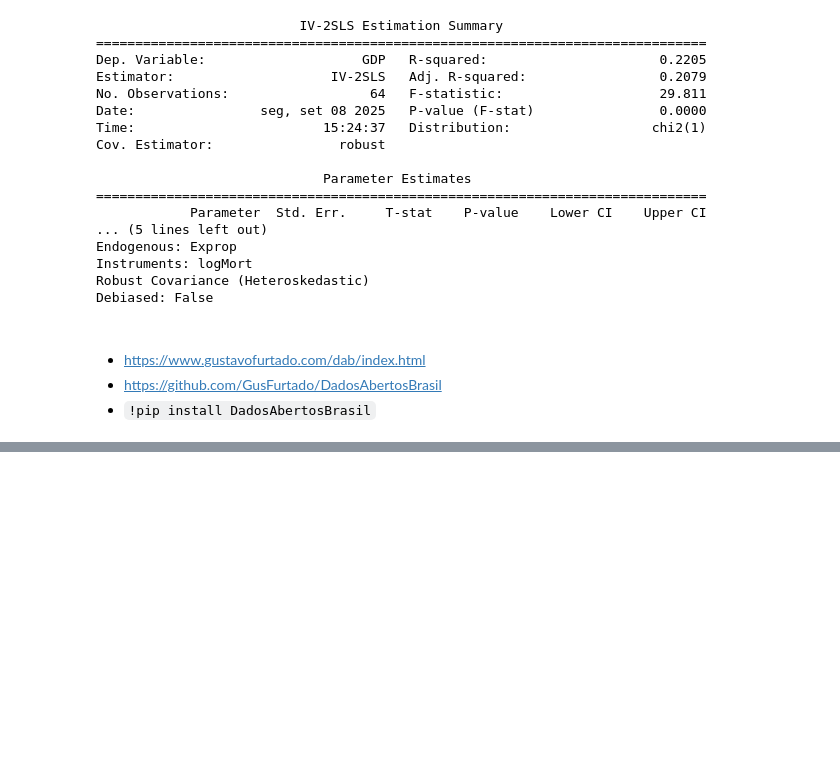
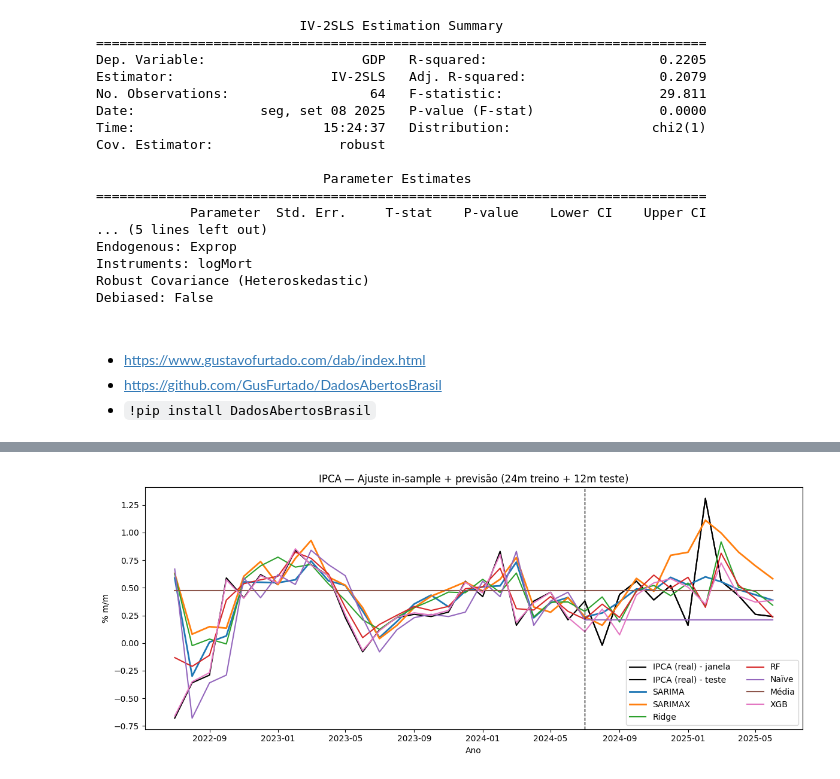
Before and after one commit to Daniel-Uhr/UFSC_2025, a Jupyter notebook: Seminario_2025_UFSC.ipynb, the cells around one changed output, grey strips where cells are left out. Cells and saved outputs as stored; diff of their text form; code cells hidden in the pictures; blank space fills up the shorter version.

```diff
--- a/Seminario_2025_UFSC.ipynb
+++ b/Seminario_2025_UFSC.ipynb
@@ -1179,0 +1567,100 @@ ModuleNotFoundError: No module named 'DadosAbertosBrasil'
+# %%
+import pandas as pd
+import matplotlib.pyplot as plt
+
+# --- Janela de exibição: 24 meses antes do corte + 12 de teste ---
+corte = test.index[0]
+win0  = corte - pd.DateOffset(months=24)
+y_win = y.loc[win0:]
+
+# =======================
+# 1) Construir linhas contínuas (treino+teste) por modelo
+# =======================
+
+lines = {}  # dict nome->Series
+
+# 1.1) SARIMA (usa res do SARIMA)
+if "res" in locals():
+    fit_in  = res.get_prediction(start=train.index[0], end=train.index[-1], dynamic=False).predicted_mean
+    fc_obj  = res.get_forecast(steps=len(test))
+    pred    = fc_obj.predicted_mean
+    pred.index = test.index
+    sarima_line = pd.concat([fit_in.loc[win0:train.index[-1]], pred])
+    lines["SARIMA"] = sarima_line
+
+# 1.2) SARIMAX (usa sarimax_res, X_train/X_test)
+if "sarimax_res" in locals() and "X_train" in locals() and "X_test" in locals():
+    fit_in  = sarimax_res.get_prediction(start=train.index[0], end=train.index[-1], exog=X_train, dynamic=False).predicted_mean
+    pred    = sarimax_res.get_forecast(steps=len(test), exog=X_test).predicted_mean
+    pred.index = test.index
+    sarimax_line = pd.concat([fit_in.loc[win0:train.index[-1]], pred])
+    lines["SARIMAX"] = sarimax_line
+
+# 1.3) VAR (usa var_res, var_pred, e fittedvalues)
+if "var_res" in locals() and "var_pred" in locals():
+    # var_res.fittedvalues traz todas as variáveis; pegue a coluna do IPCA
+    if "ipca" in var_res.fittedvalues.columns:
+        var_fit = var_res.fittedvalues["ipca"]
+    else:
+        # se veio como array sem colunas, pule o fit in-sample
+        var_fit = pd.Series(dtype=float)
+    var_line = pd.concat([var_fit.loc[win0:train.index[-1]], var_pred]).dropna()
+    lines["VAR"] = var_line
+
+# 1.4) Ridge (usa ridge, Xtr, Xte)
+if "ridge" in locals() and "Xtr" in locals() and "Xte" in locals():
+    ridge_fit = pd.Series(ridge.predict(Xtr), index=Xtr.index)
+    ridge_line = pd.concat([ridge_fit.loc[win0:train.index[-1]], pd.Series(ridge.predict(Xte), index=Xte.index)])
+    lines["Ridge"] = ridge_line
+
+# 1.5) Random Forest (usa rf, Xtr, Xte)
+if "rf" in locals() and "Xtr" in locals() and "Xte" in locals():
+    rf_fit = pd.Series(rf.predict(Xtr), index=Xtr.index)
+    rf_line = pd.concat([rf_fit.loc[win0:train.index[-1]], pd.Series(rf.predict(Xte), index=Xte.index)])
+    lines["RF"] = rf_line
+
+# 1.6) Naïve contínuo: previsões 1-passo no treino + constante no teste
+naive_fit = train.shift(1).dropna()                   # y_{t-1} para prever y_t (in-sample)
+naive_line = pd.concat([naive_fit.loc[win0:train.index[-1]],
+                        pd.Series(train.iloc[-1], index=test.index)])
+lines["Naïve"] = naive_line
+
+# 1.7) Média contínua: linha constante (média do treino) em toda a janela
+mean_const = pd.Series(train.mean(), index=y.loc[win0:].index)
+lines["Média"] = mean_const
+
+# --- XGBoost: linha contínua (ajuste no treino + previsão no teste) ---
+xgb_fit  = pd.Series(xgb.predict(Xtr), index=Xtr.index, name="XGB_fit")  # in-sample
+xgb_line = pd.concat([xgb_fit.loc[win0:train.index[-1]], xgb_pred])      # concatena com o teste
+lines["XGB"] = xgb_line
+
+
+
+# =======================
+# 2) Plot
+# =======================
+
+plt.figure(figsize=(12,5))
+
+# Real (janela) e real (teste)
+plt.plot(y_win,           color="black", label="IPCA (real) - janela")
+plt.plot(y.loc[corte:],   color="black",      label="IPCA (real) - teste")
+
+# Modelos: plote tudo que existir
+for nome, serie in lines.items():
+    serie_plot = serie.reindex(y_win.index).dropna()
+    if not serie_plot.empty:
+        # destaque SARIMAX e SARIMA com linhas um pouco mais grossas
+        lw = 2 if nome in ["SARIMA","SARIMAX"] else 1.5
+        plt.plot(serie_plot, label=nome, linewidth=lw)
+
+# Linha vertical no início do teste
+plt.axvline(corte, color="black", linestyle="--", linewidth=1)
+
+plt.title("IPCA — Ajuste in-sample + previsão (24m treino + 12m teste)")
+plt.xlabel("Ano"); plt.ylabel("% m/m")
+plt.legend(ncol=2)
+plt.tight_layout()
+plt.show()
+# %% [output]
+[figure, added]
```
Also changed, not shown: parts of 25 cells of this notebook.
